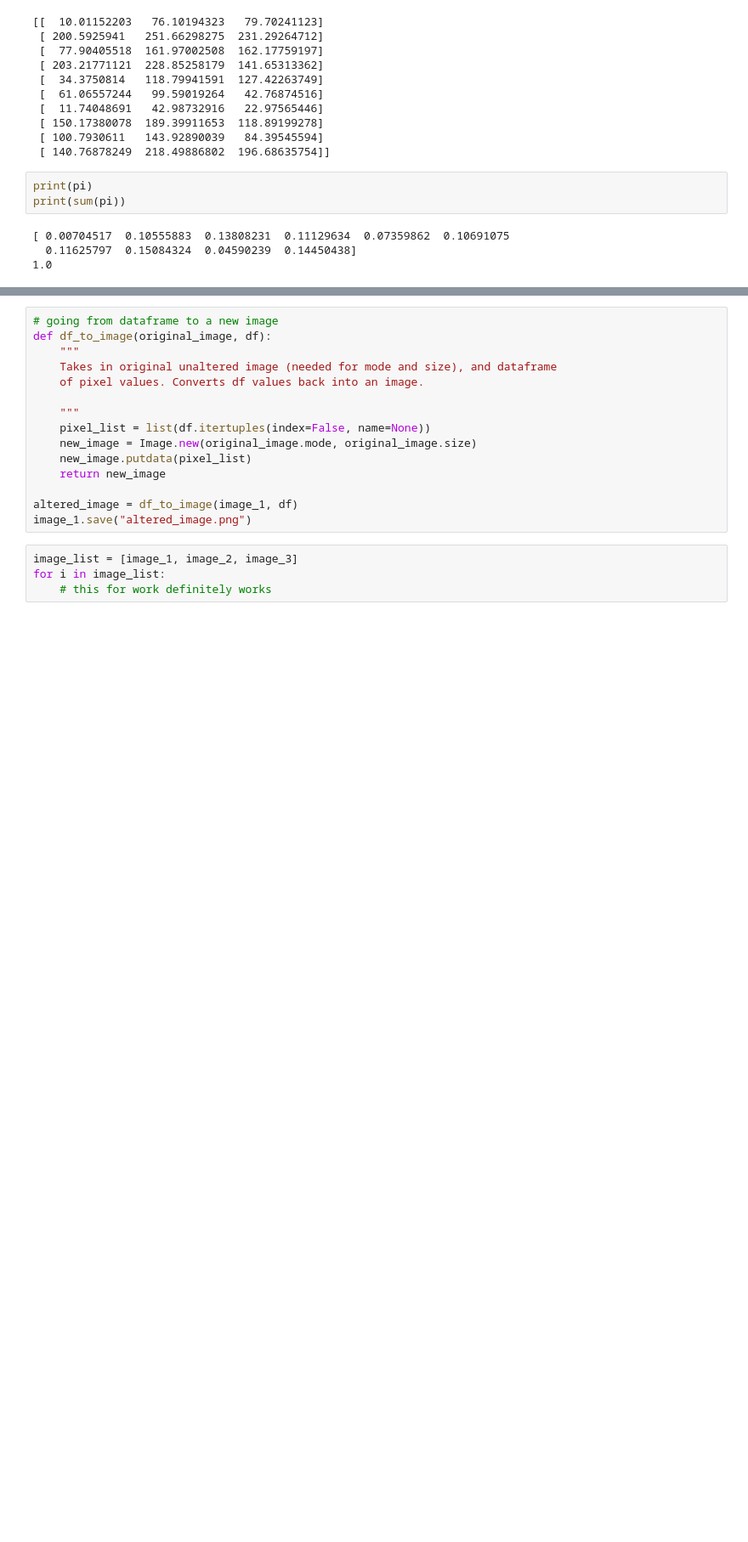
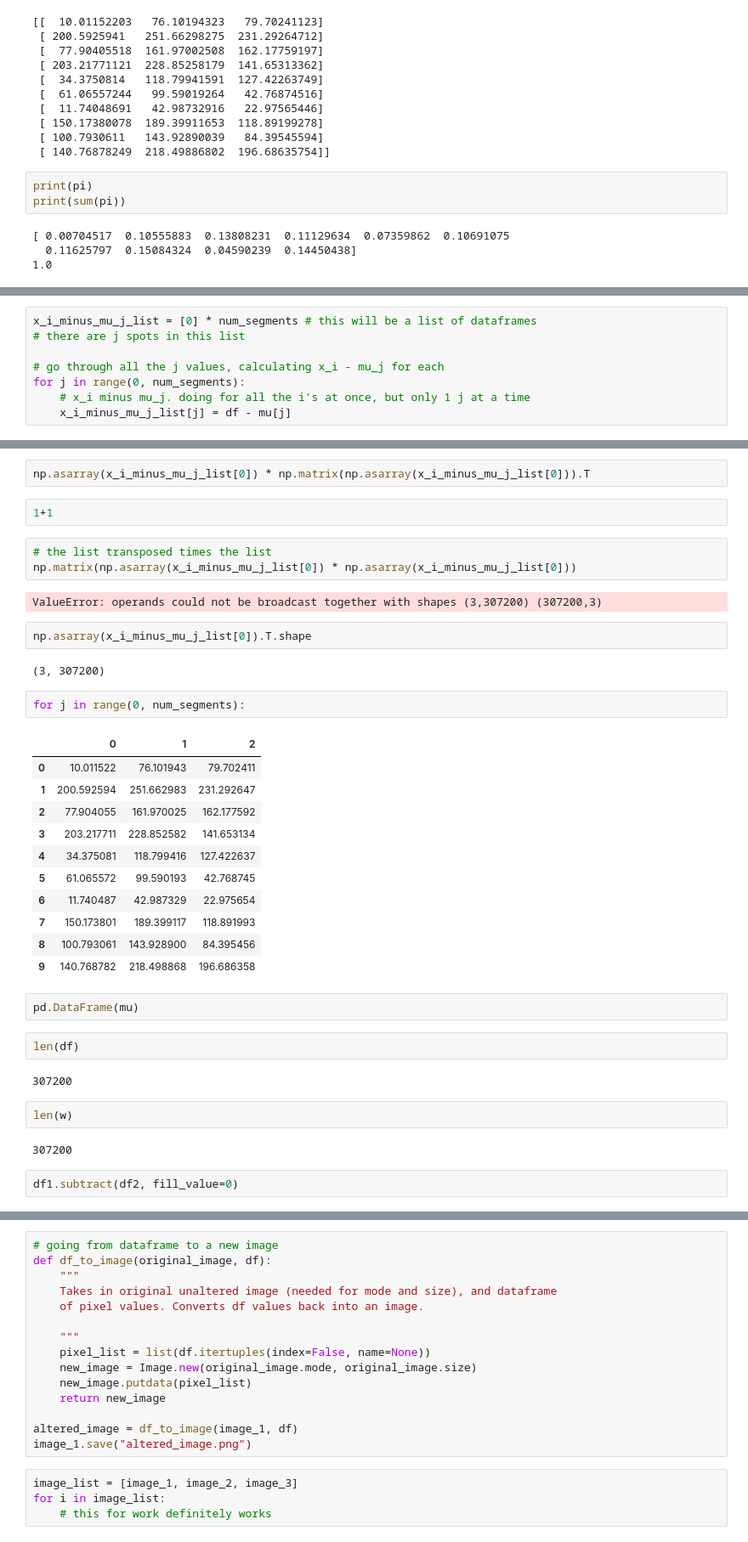
Before and after one commit to EloiseRosen/HW7, a Jupyter notebook: hw7_problem2.ipynb, the cells around one changed output, grey strips where cells are left out. Shown at 85% size. Drawn from its saved outputs; the diff is of its cells as text; blank space fills up the shorter version.

```diff
--- a/hw7_problem2.ipynb
+++ b/hw7_problem2.ipynb
@@ -134,0 +178,8 @@ print(sum(pi))
+# %%
+x_i_minus_mu_j_list = [0] * num_segments # this will be a list of dataframes
+# there are j spots in this list
+
+# go through all the j values, calculating x_i - mu_j for each
+for j in range(0, num_segments):
+    # x_i minus mu_j. doing for all the i's at once, but only 1 j at a time
+    x_i_minus_mu_j_list[j] = df - mu[j]
@@ -135,3 +195,42 @@ print(sum(pi))
+# %%
+np.asarray(x_i_minus_mu_j_list[0]) * np.matrix(np.asarray(x_i_minus_mu_j_list[0])).T
+# %%
+1+1
+# %%
+# the list transposed times the list
+np.matrix(np.asarray(x_i_minus_mu_j_list[0]) * np.asarray(x_i_minus_mu_j_list[0]))
+# %% [output]
+ValueError: operands could not be broadcast together with shapes (3,307200) (307200,3)
+# %%
+np.asarray(x_i_minus_mu_j_list[0]).T.shape
+# %% [output]
+(3, 307200)
+# %%
+for j in range(0, num_segments):
+# %% [output]
+|  | 0 | 1 | 2 |
+| 0 | 10.011522 | 76.101943 | 79.702411 |
+| 1 | 200.592594 | 251.662983 | 231.292647 |
+| 2 | 77.904055 | 161.970025 | 162.177592 |
+| 3 | 203.217711 | 228.852582 | 141.653134 |
+| 4 | 34.375081 | 118.799416 | 127.422637 |
+| 5 | 61.065572 | 99.590193 | 42.768745 |
+| 6 | 11.740487 | 42.987329 | 22.975654 |
+| 7 | 150.173801 | 189.399117 | 118.891993 |
+| 8 | 100.793061 | 143.928900 | 84.395456 |
+| 9 | 140.768782 | 218.498868 | 196.686358 |
+# %%
+pd.DataFrame(mu)
+# %%
+len(df)
+# %% [output]
+307200
+# %%
+len(w)
+# %% [output]
+307200
+# %%
+df1.subtract(df2, fill_value=0)
 # %% [markdown]
 ## M-step
 <img src="m_step.png">
```
Also changed, not shown: parts of 7 cells of this notebook.
